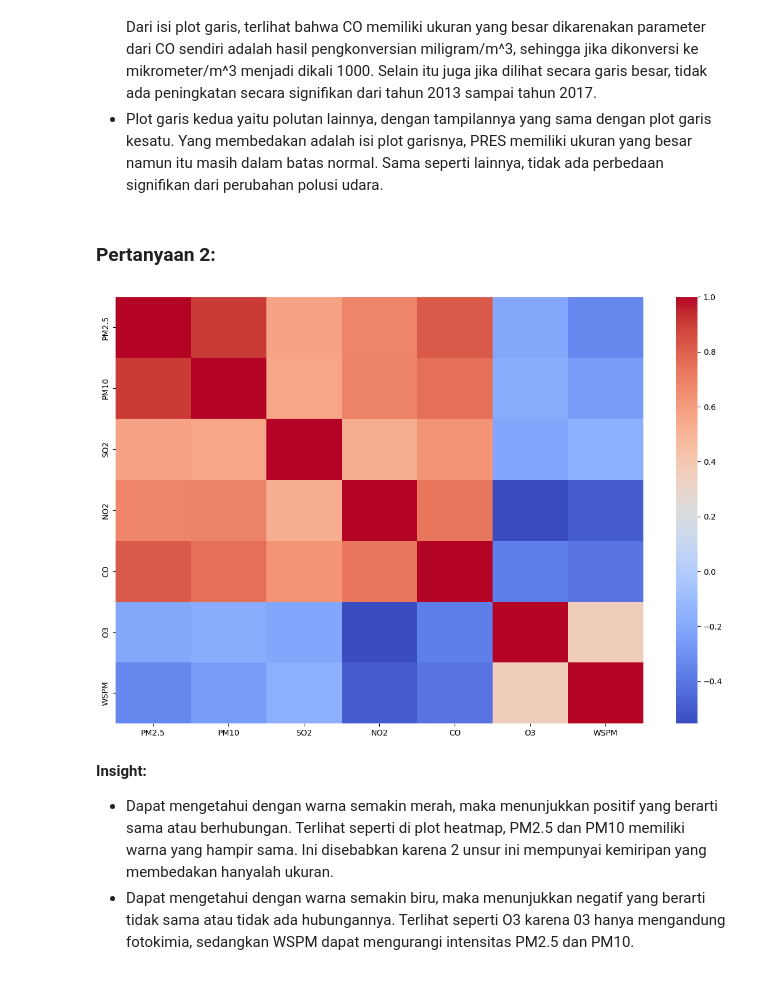
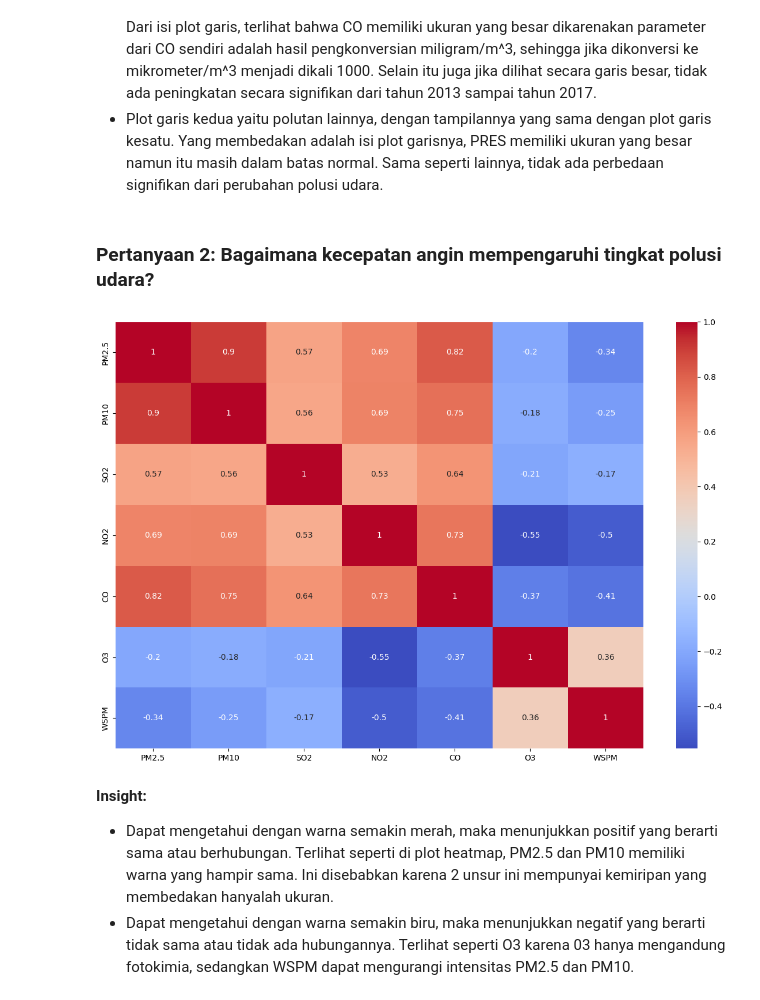
Before and after one commit to kresnaj/analysis_data_project, a Jupyter notebook: notebook.ipynb, the cells around one changed output. Drawn from its saved outputs; the diff is of its cells as text; code cells hidden in the pictures.

```diff
--- a/notebook.ipynb
+++ b/notebook.ipynb
@@ -332,17 +319,17 @@ plt.show()
 - Plot garis yang pertama yaitu polutan utama, dengan ditampilkan label x yaitu tahun dan per setengah tahun (6 bulan) dan ditampilkan label y yaitu parameter mikrometer/meter^3. Dari isi plot garis, terlihat bahwa CO memiliki ukuran yang besar dikarenakan parameter dari CO sendiri adalah hasil pengkonversian miligram/m^3, sehingga jika dikonversi ke mikrometer/m^3 menjadi dikali 1000. Selain itu juga jika dilihat secara garis besar, tidak ada peningkatan secara signifikan dari tahun 2013 sampai tahun 2017.
 - Plot garis kedua yaitu polutan lainnya, dengan tampilannya yang sama dengan plot garis kesatu. Yang membedakan adalah isi plot garisnya, PRES memiliki ukuran yang besar namun itu masih dalam batas normal. Sama seperti lainnya, tidak ada perbedaan signifikan dari perubahan polusi udara.
 # %% [markdown]
-### Pertanyaan 2:
+### Pertanyaan 2: Bagaimana kecepatan angin mempengaruhi tingkat polusi udara?
 # %%
 # mengubah nama dari correlation wspm
 correlations = wspm_correlation_pollutants_columns
 
 plt.figure(figsize=(12, 8))
-sb.heatmap(correlations, cmap='coolwarm')
+sb.heatmap(correlations, annot=True, cmap='coolwarm')
 plt.tight_layout()
 plt.show()
 # %% [output]
-[figure, old version]
+[figure, new version]
 # %% [markdown]
 **Insight:**
 - Dapat mengetahui dengan warna semakin merah, maka menunjukkan positif yang berarti sama atau berhubungan. Terlihat seperti di plot heatmap, PM2.5 dan PM10 memiliki warna yang hampir sama. Ini disebabkan karena 2 unsur ini mempunyai kemiripan yang membedakan hanyalah ukuran.
```
Also changed, not shown: parts of 18 cells of this notebook, 3 other files.
